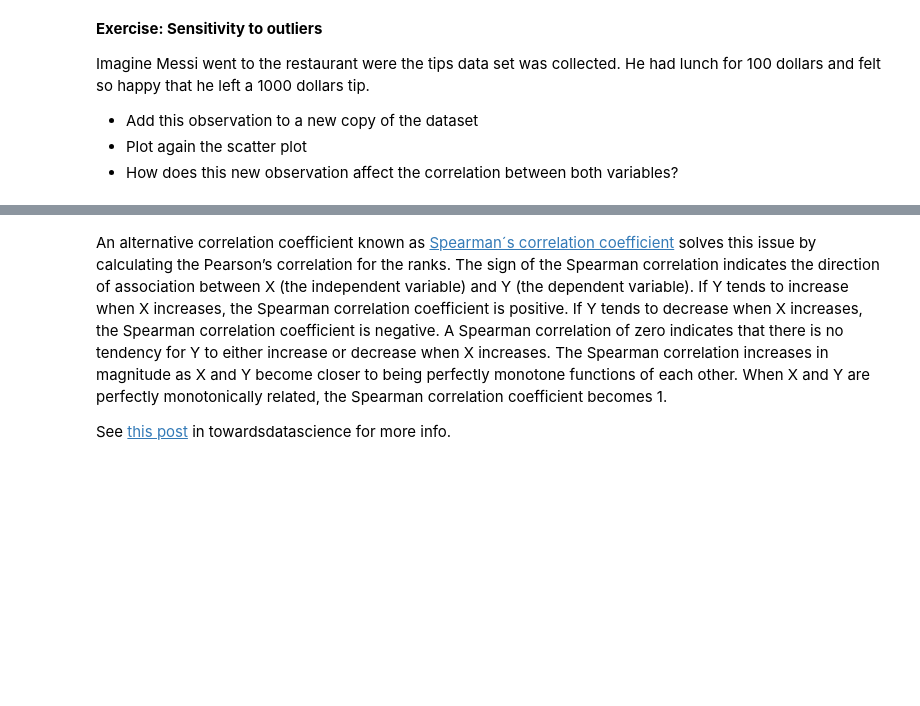
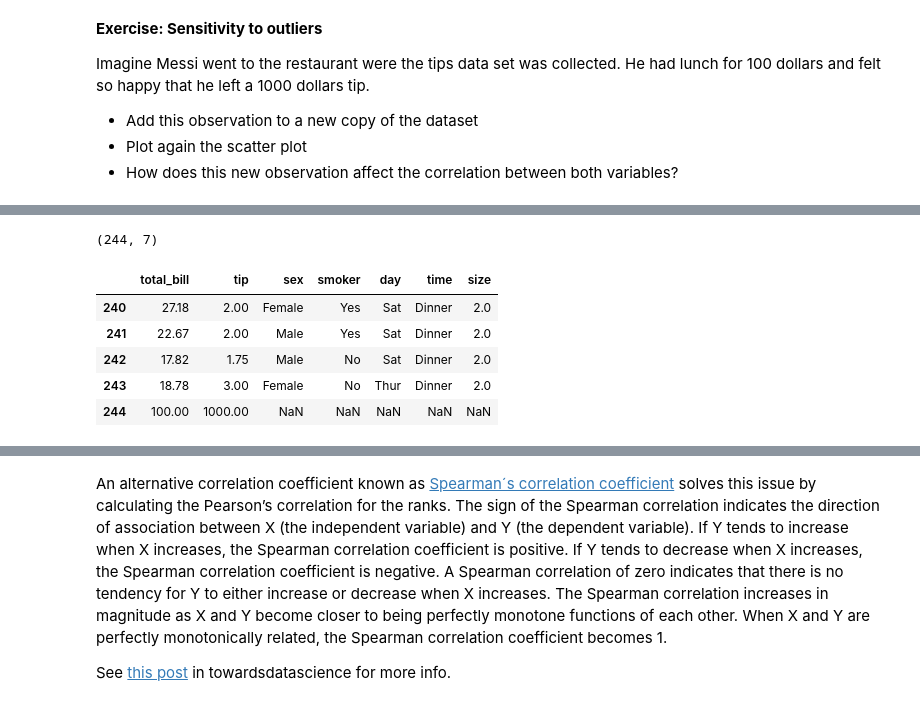
Before and after one commit to Ironhack-Data-Madrid-Enero-2021/Classroom-Materials, a Jupyter notebook: week_05/03-intro-statistics.ipynb, the cells around one changed output, grey strips where cells are left out. Cells and saved outputs as stored; diff of their text form; code cells hidden in the pictures; blank space fills up the shorter version.

```diff
--- a/week_05/03-intro-statistics.ipynb
+++ b/week_05/03-intro-statistics.ipynb
@@ -788,0 +797,4 @@ Imagine Messi went to the restaurant were the tips data set was collected. He ha
+# %%
+tips.shape
+# %% [output]
+(244, 7)
@@ -788,0 +803,9 @@ Imagine Messi went to the restaurant were the tips data set was collected. He ha
+# %%
+tips.tail()
+# %% [output]
+|  | total_bill | tip | sex | smoker | day | time | size |
+| 240 | 27.18 | 2.00 | Female | Yes | Sat | Dinner | 2.0 |
+| 241 | 22.67 | 2.00 | Male | Yes | Sat | Dinner | 2.0 |
+| 242 | 17.82 | 1.75 | Male | No | Sat | Dinner | 2.0 |
+| 243 | 18.78 | 3.00 | Female | No | Thur | Dinner | 2.0 |
+| 244 | 100.00 | 1000.00 | NaN | NaN | NaN | NaN | NaN |
```
Also changed, not shown: parts of 33 cells of this notebook, 5 other files.
